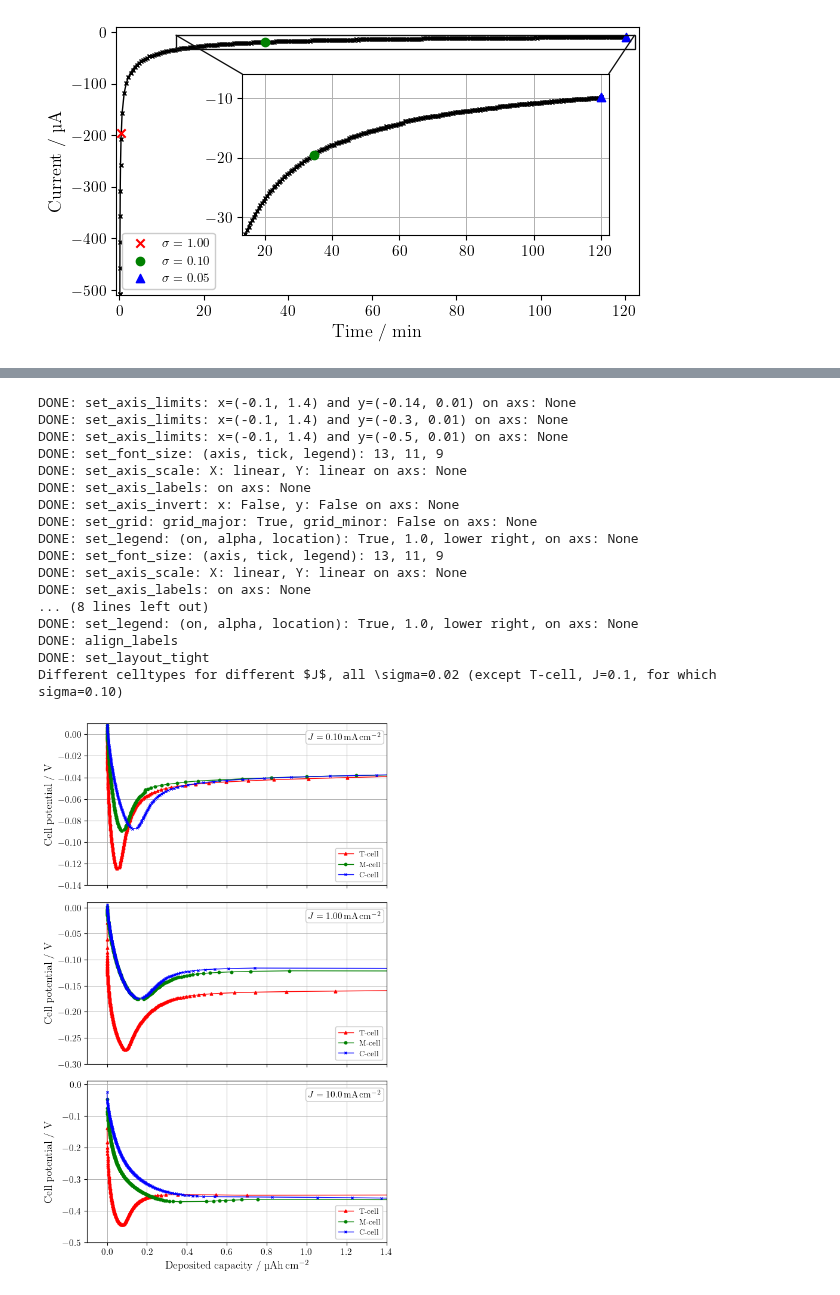
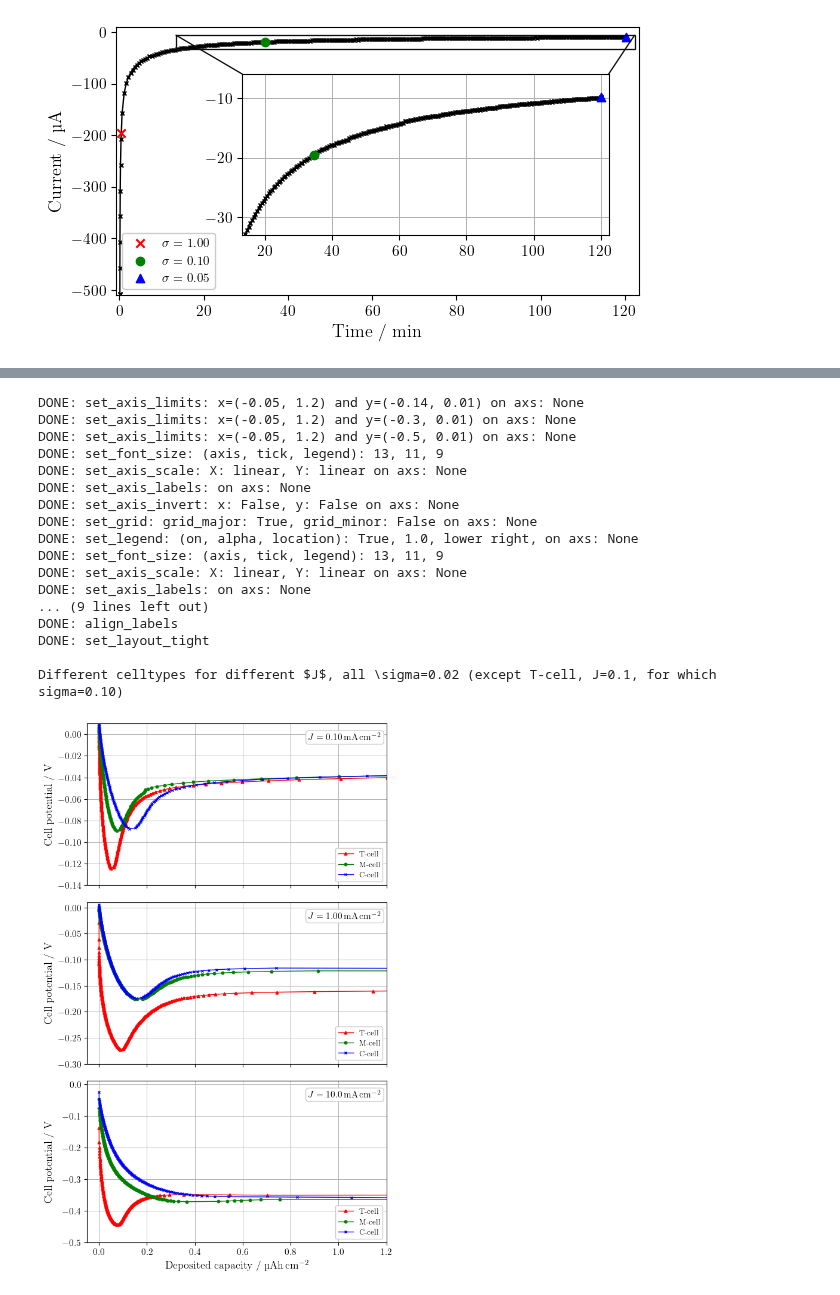
Before and after one commit to GottfridOlsson/MASTER-THESIS, a Jupyter notebook: EXPERIMENTAL/Python-scripts/Electrochemical-plots.ipynb, the cells around one changed output, grey strips where cells are left out. Cells and saved outputs as stored; diff of their text form; code cells hidden in the pictures.

```diff
--- a/EXPERIMENTAL/Python-scripts/Electrochemical-plots.ipynb
+++ b/EXPERIMENTAL/Python-scripts/Electrochemical-plots.ipynb
@@ -91,6 +91,10 @@ SEIDEP_root_path = 'C:\\MASTER-THESIS\\EXPERIMENTAL\\Data\\Cell-cycling\\SEIDEP\
 JP_root_path     = 'C:\\MASTER-THESIS\\EXPERIMENTAL\\Data\\Cell-cycling\\JP-measurements\\'
 E_root_path      = 'C:\\MASTER-THESIS\\EXPERIMENTAL\\Data\\cell-cycling\\E-measurements\\'
 
+T_cell_path = 'T-cell\\'
+M_cell_path = 'M-cell\\'
+C_cell_path = 'C-cell\\'
+
 electrochemical_figures_export_root_path = 'C:\\MASTER-THESIS\\FIGURES\\Electrochemical-plots\\'
 # %%
 # Paths for data SEIDEP-measurements #
@@ -194,23 +202,23 @@ T-cells, SEI-formation, E_we=0.010 V, different $\sigma$
 fig, axs = plt.subplots(nrows=1, ncols=1, figsize=(fig_width_cm/2.54, fig_height_cm/2.54), sharex=False, sharey=False)
 
 # Plot your data (axs.plot, .errorbar, .hist, ...) # SEIDEP_sigma_x_MB = [t, V, I, error]
-axs.plot(SEIDEP_sigma_1_CP[0],   SEIDEP_sigma_1_CP[1],   linewidth=1, linestyle='-', color='r', marker='x', markersize='3.5', label='$\\sigma=1.00$')
-axs.plot(SEIDEP_sigma_01_CP[0],  SEIDEP_sigma_01_CP[1],  linewidth=1, linestyle='-', color='g', marker='o', markersize='3.5', label='$\\sigma=0.10$')
-axs.plot(SEIDEP_sigma_005_CP[0], SEIDEP_sigma_005_CP[1], linewidth=1, linestyle='-', color='b', marker='^', markersize='3.5', label='$\\sigma=0.05$')
+axs.plot(SEIDEP_sigma_1_CP_deposited_amount,   SEIDEP_sigma_1_CP[1],   linewidth=1, linestyle='-', color='r', marker='x', markersize='3.5', label='$\\sigma=1.00$')
+axs.plot(SEIDEP_sigma_01_CP_deposited_amount,  SEIDEP_sigma_01_CP[1],  linewidth=1, linestyle='-', color='g', marker='o', markersize='3.5', label='$\\sigma=0.10$')
+axs.plot(SEIDEP_sigma_005_CP_deposited_amount, SEIDEP_sigma_005_CP[1], linewidth=1, linestyle='-', color='b', marker='^', markersize='3.5', label='$\\sigma=0.05$')
 
 # Settings for each axis (axs)
 f.set_font_size(axis=font_size_axis, tick=font_size_tick, legend=font_size_legend)
 f.set_axis_scale(   axs, xScale_string='linear', yScale_string='linear')
-f.set_axis_labels(  axs, x_label='Time / s', y_label='Cell potential / V')
+f.set_axis_labels(  axs, x_label='Deposited amount / \\textmu Ah\\,cm$^{-2}$', y_label='Cell potential / V')
 f.set_axis_invert(  axs, x_invert=False, y_invert=False)
-f.set_axis_limits(  axs, xmin=-0.1, xmax=5.1, ymin=-0.21, ymax=0.01)
+f.set_axis_limits(  axs, xmin=-0.05, xmax=1.2, ymin=-0.21, ymax=0.01)
 f.set_grid(         axs, grid_major_on=grid_major, grid_major_linewidth=0.7, grid_minor_on=grid_minor, grid_minor_linewidth=0.3) # set_grid must be after set_axis_scale for some reason (at least with 'log')
 f.set_legend(       axs, legend_on=legend_on, alpha=1.0, location='best')
 f.align_labels(fig)
 f.set_layout_tight(fig)
 
-PDF_path_SEIDEP_V_vs_t = electrochemical_figures_export_root_path + 'SEIDEP\\SEI-formation_V-vs-t_T-cell_' + get_current_date_and_time_as_ISO8601_string() + '.pdf'
-#f.export_figure_as_pdf(PDF_path_SEIDEP)
+PDF_path_SEIDEP_V_vs_C_different_sigma = electrochemical_figures_export_root_path + 'SEIDEP\\SEI-formation_V-vs-C_different-sigma_T-cell_' + get_current_date_and_time_as_ISO8601_string() + '.pdf'
+#f.export_figure_as_pdf(PDF_path_SEIDEP_V_vs_C_different_sigma)
 print('\nT-cells, Li-deposition, J=1mA/cm2, different $\\sigma$')
 plt.show()
 # %% [output]
@@ -418,10 +424,9 @@ axs[2].plot(A9_CP_deposited_amount, A9_CP[1], linewidth=1, linestyle='-', color=
 
 
 # Settings for each axis (axs)
-x_scaling = 1 # mA --> muA
-f.set_axis_limits(  axs[0], xmin=-0.1*x_scaling, xmax=1.4*x_scaling, ymin=-0.14, ymax=0.01)
-f.set_axis_limits(  axs[1], xmin=-0.1*x_scaling, xmax=1.4*x_scaling, ymin=-0.3, ymax=0.01)
-f.set_axis_limits(  axs[2], xmin=-0.1*x_scaling, xmax=1.4*x_scaling, ymin=-0.5, ymax=0.01)
+f.set_axis_limits(  axs[0], xmin=-0.05, xmax=1.2, ymin=-0.14, ymax=0.01)
+f.set_axis_limits(  axs[1], xmin=-0.05, xmax=1.2, ymin=-0.3, ymax=0.01)
+f.set_axis_limits(  axs[2], xmin=-0.05, xmax=1.2, ymin=-0.5, ymax=0.01)
 
 
 # Settings for each axis (ax)
@@ -431,39 +436,39 @@ for i, ax in enumerate(axs):
     f.set_font_size(axis=font_size_axis, tick=font_size_tick, legend=font_size_legend)
     f.set_axis_scale(   ax, xScale_string='linear', yScale_string='linear')
     if i==len(axs)-1:
         f.set_axis_labels(  ax, x_label='Deposited capacity / \\textmu Ah\\,cm$^{-2}$', y_label='Cell potential / V')
     else:
         f.set_axis_labels(  ax, x_label='', y_label='Cell potential / V')
     f.set_axis_invert(  ax, x_invert=False, y_invert=False)
     f.set_grid(         ax, grid_major_on=grid_major, grid_major_linewidth=0.7, grid_minor_on=grid_minor, grid_minor_linewidth=0.3) # set_grid must be after set_axis_scale for some reason (at least with 'log')
     f.set_legend(       ax, legend_on=legend_on, alpha=1.0, location='lower right')
     ax.text(x_pos, y_pos, J_strings[i], transform=ax.transAxes, bbox=standard_text_box_settings, fontsize=font_size_tick) # rgba = (red, green, blue, alpha), '#CCCCCC' is the same as the legend edgecolor
 
 f.align_labels(fig)
 f.set_layout_tight(fig)
 PDF_path_JP_V_vs_C_different_celltypes_one_J_per_subplot = electrochemical_figures_export_root_path + 'JP-measurements\\Deposition_V-vs-C_function-of-cell-type_one-J-per-subplot_' + get_current_date_and_time_as_ISO8601_string() + '.pdf'
 #f.export_figure_as_pdf(PDF_path_JP_V_vs_C_different_celltypes_one_J_per_subplot)
 print('\nDifferent celltypes for different $J$, all \\sigma=0.02 (except T-cell, J=0.1, for which sigma=0.10)')
 plt.show()
 # %% [output]
-DONE: set_axis_limits: x=(-0.1, 1.4) and y=(-0.14, 0.01) on axs: None
-DONE: set_axis_limits: x=(-0.1, 1.4) and y=(-0.3, 0.01) on axs: None
-DONE: set_axis_limits: x=(-0.1, 1.4) and y=(-0.5, 0.01) on axs: None
+DONE: set_axis_limits: x=(-0.05, 1.2) and y=(-0.14, 0.01) on axs: None
+DONE: set_axis_limits: x=(-0.05, 1.2) and y=(-0.3, 0.01) on axs: None
+DONE: set_axis_limits: x=(-0.05, 1.2) and y=(-0.5, 0.01) on axs: None
 DONE: set_font_size: (axis, tick, legend): 13, 11, 9
 DONE: set_axis_scale: X: linear, Y: linear on axs: None
 DONE: set_axis_labels: on axs: None
 DONE: set_axis_invert: x: False, y: False on axs: None
 DONE: set_grid: grid_major: True, grid_minor: False on axs: None
 DONE: set_legend: (on, alpha, location): True, 1.0, lower right, on axs: None
 DONE: set_font_size: (axis, tick, legend): 13, 11, 9
 DONE: set_axis_scale: X: linear, Y: linear on axs: None
 DONE: set_axis_labels: on axs: None
-... (8 lines left out)
-DONE: set_legend: (on, alpha, location): True, 1.0, lower right, on axs: None
+... (9 lines left out)
 DONE: align_labels
 DONE: set_layout_tight
+
 Different celltypes for different $J$, all \sigma=0.02 (except T-cell, J=0.1, for which sigma=0.10)
-[figure, old version]
+[figure, new version]
 # %%
 # Paths for data E-measurements #
 
```
Also changed, not shown: parts of 9 cells of this notebook.
